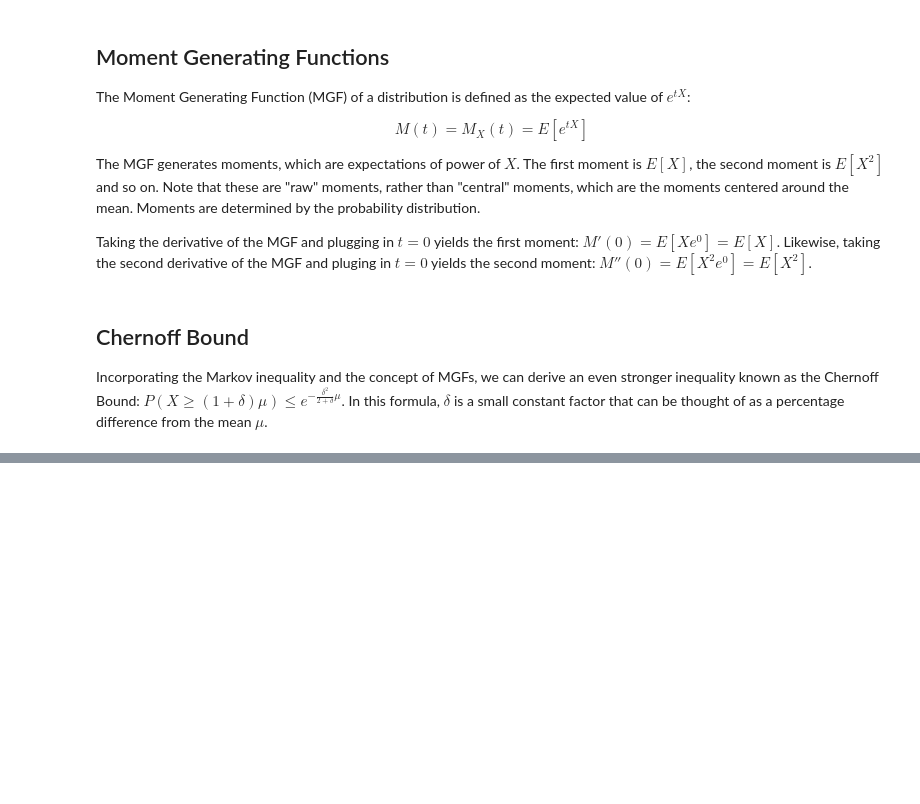
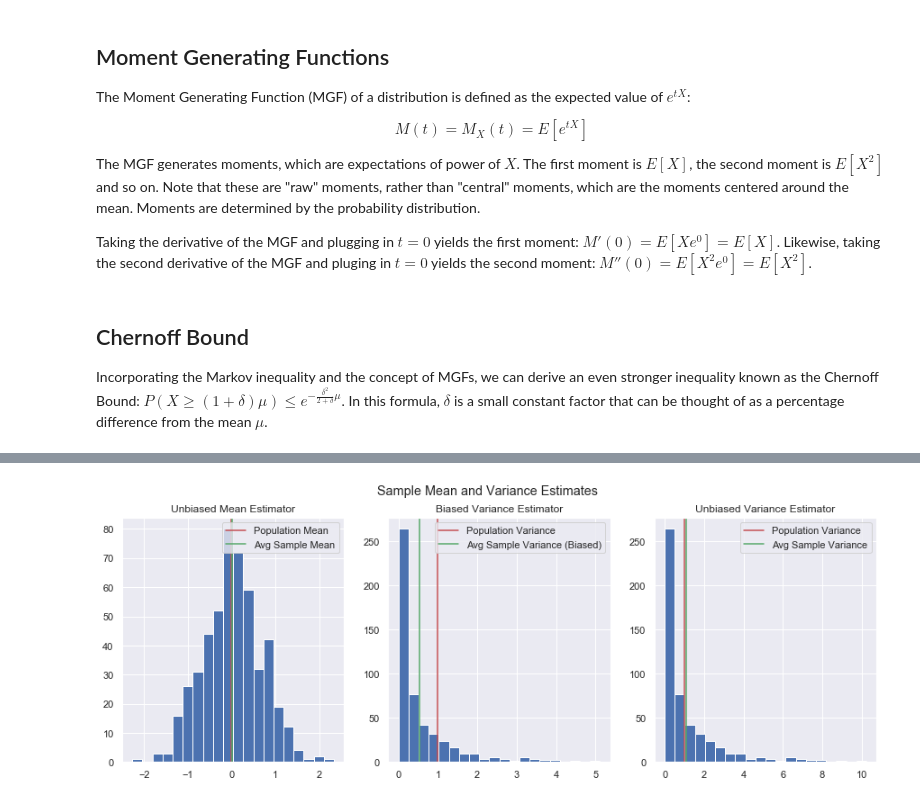
Before and after one commit to amypeniston/data-science-toolbox, a Jupyter notebook: notes/Probability_and_Statistics.ipynb, the cells around one changed output, grey strips where cells are left out. Drawn from its saved outputs; the diff is of its cells as text; code cells hidden in the pictures; blank space fills up the shorter version.

Commit message:
Sample statistics, bias and mean squared error

```diff
--- a/notes/Probability_and_Statistics.ipynb
+++ b/notes/Probability_and_Statistics.ipynb
@@ -1637,0 +1663,42 @@ Incorporating the Markov inequality and the concept of MGFs, we can derive an ev
+# %%
+n_trials = 500
+n = 2
+
+sample_means = []
+sample_vars = []
+sample_vars_biased = []
+
+for i in range(n_trials):
+    x = np.array(stats.norm.rvs(size=n))
+    mu_x = np.mean(x)
+    var_x_biased = 1/(n) * np.sum((x - mu_x)**2)
+    var_x = 1/(n-1) * np.sum((x - mu_x)**2)
+
+    sample_means.append(mu_x)
+    sample_vars.append(var_x)
+    sample_vars_biased.append(var_x_biased)
+# %%
+fig, ax = plt.subplots(1,3, figsize=(15,5))
+
+ax[0].hist(sample_means, bins=20)
+ax[0].axvline(x=0, color='r', label="Population Mean")
+ax[0].axvline(x=np.mean(sample_means), color='g', label="Avg Sample Mean")
+ax[0].legend()
+ax[0].set_title("Unbiased Mean Estimator")
+
+ax[1].hist(sample_vars_biased, bins=20)
+ax[1].axvline(x=1, color='r', label="Population Variance")
+ax[1].axvline(x=np.mean(sample_vars_biased), color='g', label="Avg Sample Variance (Biased)")
+ax[1].legend()
+ax[1].set_title("Biased Variance Estimator")
+
+ax[2].hist(sample_vars, bins=20)
+ax[2].axvline(x=1, color='r', label="Population Variance")
+ax[2].axvline(x=np.mean(sample_vars), color='g', label="Avg Sample Variance")
+ax[2].legend()
+ax[2].set_title("Unbiased Variance Estimator")
+
+plt.suptitle("Sample Mean and Variance Estimates")
+plt.show()
+# %% [output]
+[figure, added]
```
Also changed, not shown: parts of 1 cell of this notebook.
